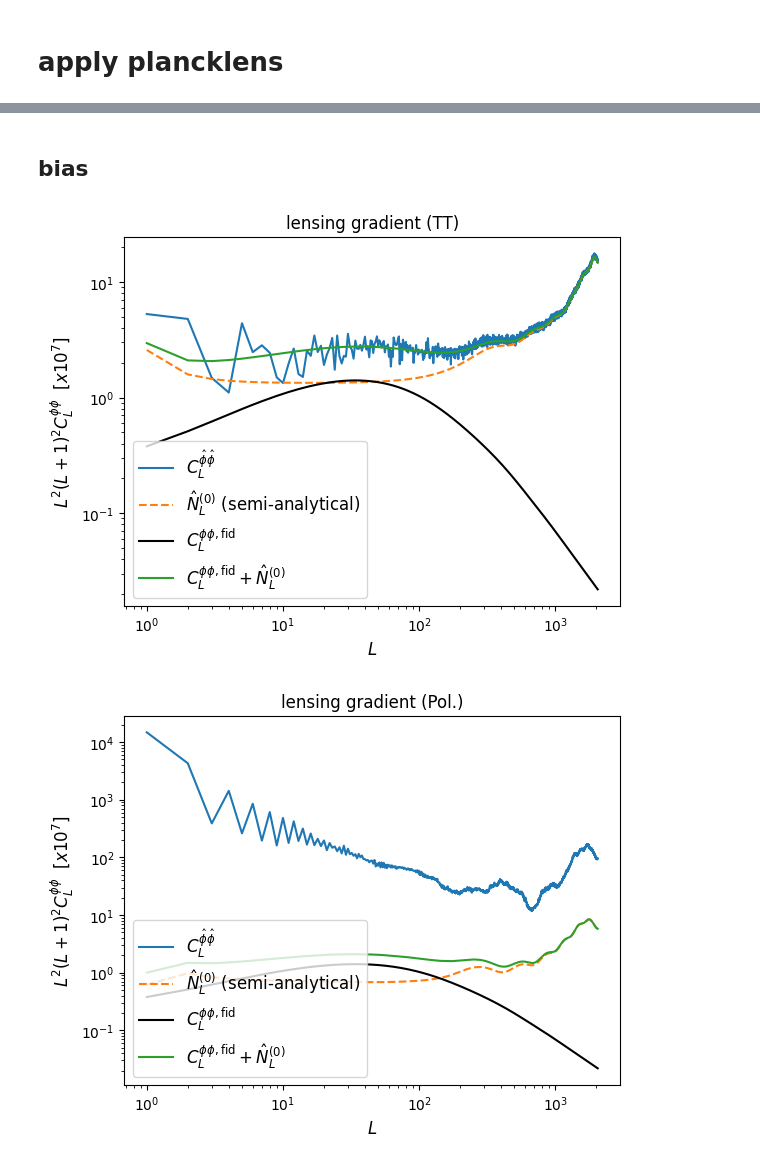
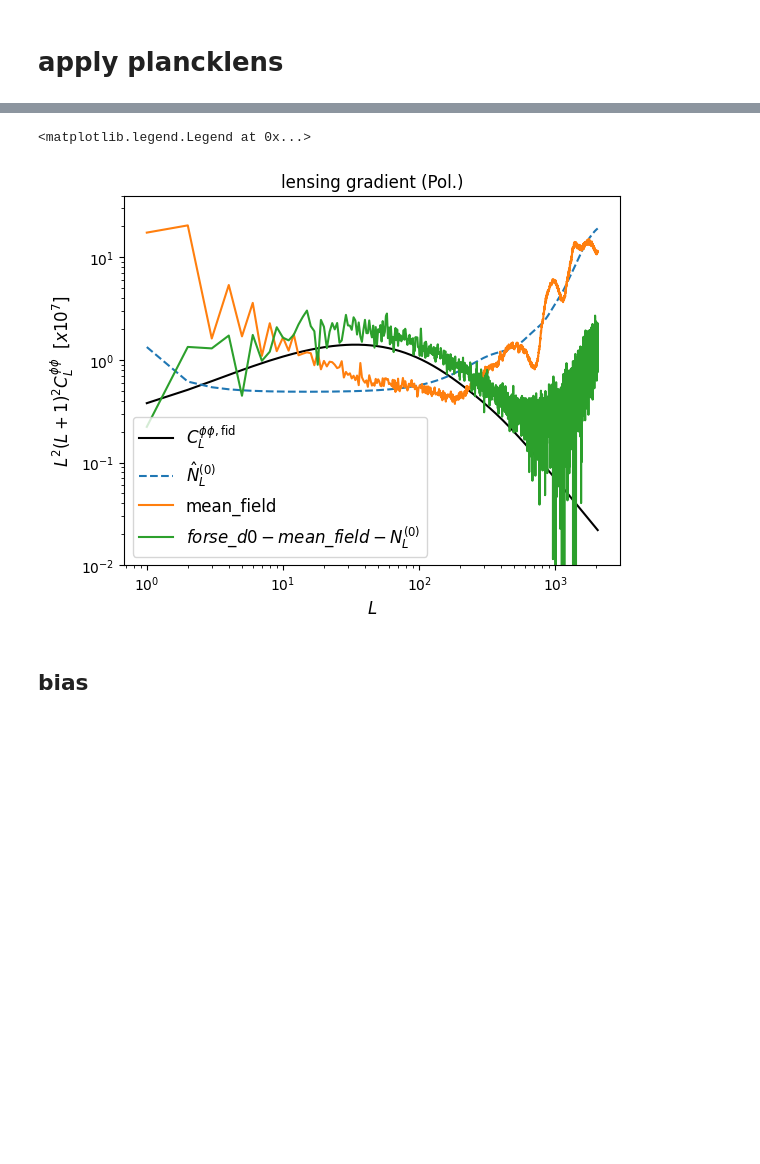
Before and after one commit to yaojian95/non_gau_lensing, a Jupyter notebook: try_plancklen.ipynb, the cells around one changed output, grey strips where cells are left out. Saved outputs shown, nothing was run; the diff lists cells and outputs as text; code cells hidden in the pictures; blank space fills up the shorter version.

```diff
--- a/try_plancklen.ipynb
+++ b/try_plancklen.ipynb
@@ -361,2 +428,24 @@ plt.loglog(qcls_dd.get_sim_qcl('ptt', 0))
+# %%
+plt.figure()
+plt.title('lensing gradient (Pol.)')
+label=r'$C_L^{\hat \phi \hat \phi}$' if qe_key[0] == 'p' else r'$C_L^{\hat \omega \hat \omega}$'
+w = lambda ell : ell ** 2 * (ell + 1.) ** 2 * 0.5 / np.pi * 1e7
+ell = np.arange(2 if qe_key[0] == 'x' else 1, 2048)
+plt.loglog(ell, cl_unl['pp'][ell] *  w(ell), c='k', label=r'$C_L^{\phi\phi, \rm fid}$')
+
+plt.loglog(ell, nhl_data[ell] * qnorm[ell] ** 2 * w(ell), '--', label=r'$\hat N_L^{(0)}$')
+
+qlm_mean = np.mean(qlms[1:], axis = 0)
+plt.loglog(ell, hp.alm2cl(qlm_mean)[ell] * qnorm[ell] ** 2 / qlms_dd.fsky12 * w(ell), label = 'mean_field')
+
+plt.loglog(ell, (hp.alm2cl(qlms[0] - qlm_mean)[ell] - nhl_data[ell])* qnorm[ell] ** 2 / qlms_dd.fsky12 * w(ell), label = r'$forse\_d0 - mean\_field - N_L^{(0)}$')
+
+plt.xlabel('$L$', fontsize=12)
+plt.ylabel('$L^2 (L + 1)^2 C_L^{\phi\phi}$  [$x10^7$]', fontsize=12)
+plt.ylim(1e-2,4e1)
+plt.legend(fontsize=12, loc='lower left')
+# %% [output]
+<matplotlib.legend.Legend at 0x...>
+[figure, added]
 # %% [markdown]
 ## bias
@@ -377,32 +451,0 @@ qresp_dd = qresp.resp_lib_simple(os.path.join(TEMP, 'qresp'), lmax_ivf, cl_weigh
-# %%
-for qe_key in ['ptt','p_p']:
-#     # This loads the estimate calculated in the previous cell:
-    qlm = qlms_dd.get_sim_qlm(qe_key, 0)
-
-    # Lensing response according to the fiducial cosmology:
-    qresp_dat = qresp_dd.get_response(qe_key, 'p')
-
-    # Estimator normalization is the inverse response:
-    qnorm = utils.cli(qresp_dat)
-
-#     # Semi-analytical realization-dependent Gaussian noise bias (of the unnormalized estimator):
-    nhl = nhl_dd.get_sim_nhl(0, qe_key, qe_key)
-
-    # and we plot the normalized resulting spectra:
-    w = lambda ell : ell ** 2 * (ell + 1.) ** 2 * 0.5 / np.pi * 1e7
-    ell = np.arange(2 if qe_key[0] == 'x' else 1, 2048)
-
-    plt.figure()
-    plt.title('lensing gradient (TT)' if qe_key[-1] == 't' else 'lensing gradient (Pol.)')
-    label=r'$C_L^{\hat \phi \hat \phi}$' if qe_key[0] == 'p' else r'$C_L^{\hat \omega \hat \omega}$'
-    plt.loglog(ell, hp.alm2cl(qlm)[ell] * qnorm[ell] ** 2 / qlms_dd.fsky12 * w(ell), label=label)
-    plt.loglog(ell, nhl[ell] * qnorm[ell] ** 2 * w(ell), '--', label=r'$\hat N_L^{(0)}$ (semi-analytical)')
-    plt.loglog(ell, cl_unl['pp'][ell] *  w(ell), c='k', label=r'$C_L^{\phi\phi, \rm fid}$')
-    if  qe_key[0] == 'p':
-        plt.loglog(ell, (cl_unl['pp'][ell] + nhl[ell] * qnorm[ell] ** 2) *  w(ell), label=r'$C_L^{\phi\phi, \rm fid} + \hat N_L^{(0)}$ ')
-    plt.xlabel('$L$', fontsize=12)
-    plt.ylabel('$L^2 (L + 1)^2 C_L^{\phi\phi}$  [$x10^7$]', fontsize=12)
-    plt.legend(fontsize=12, loc='lower left')
-# %% [output]
-[figure, removed]
-[figure, removed]
```
Also changed, not shown: parts of 26 cells of this notebook.
